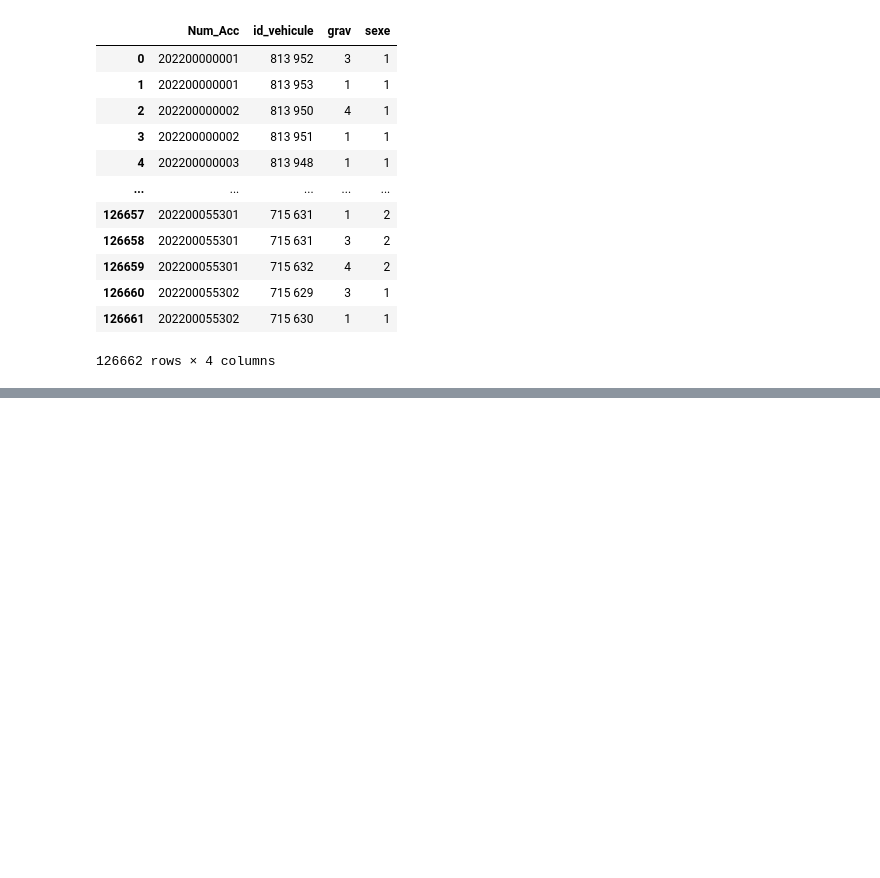
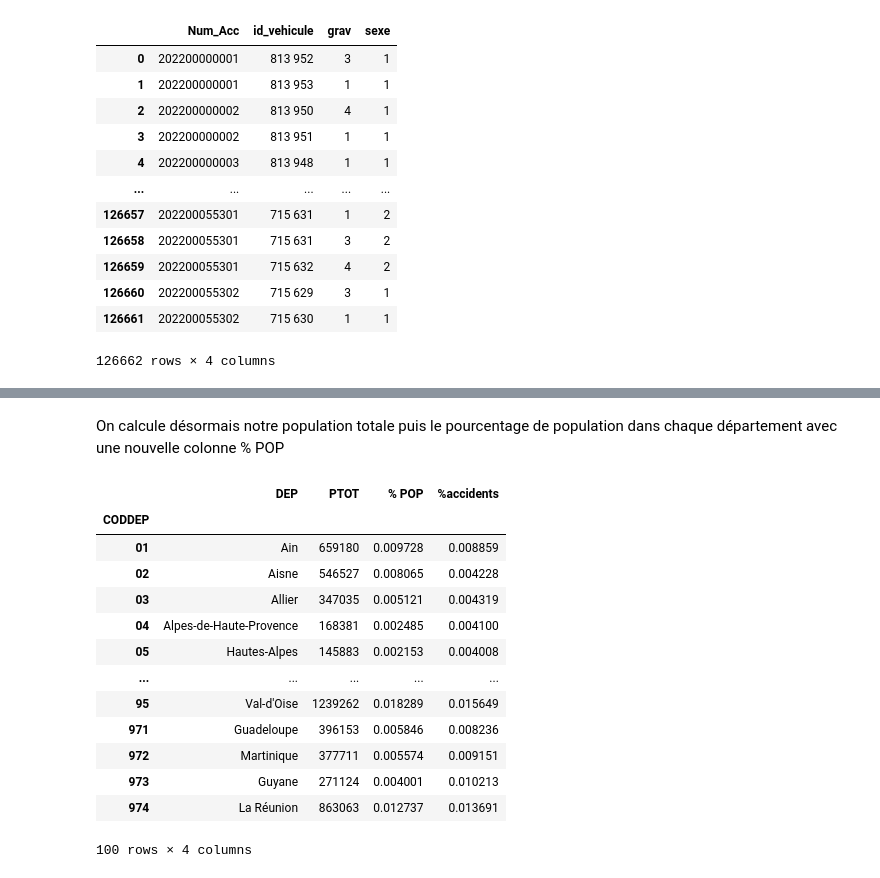
Before and after one commit to leclercrafael/Tp_info_accidents, a Jupyter notebook: notebook/Notebook carac.ipynb, the cells around one changed output, grey strips where cells are left out. Saved outputs shown, nothing was run; the diff lists cells and outputs as text; code cells hidden in the pictures; blank space fills up the shorter version.

```diff
--- a/notebook/Notebook carac.ipynb
+++ b/notebook/Notebook carac.ipynb
@@ -148,0 +195,22 @@ df_usager
+# %% [markdown]
+On calcule désormais notre population totale puis le pourcentage de population dans chaque département avec une nouvelle colonne % POP
+# %%
+pop_totale=df_dep['PTOT'].sum()
+
+df_dep['% POP']=df_dep['PTOT']/pop_totale
+df_dep
+# %% [output]
+|  | DEP | PTOT | % POP | %accidents |
+| CODDEP |  |  |  |  |
+| 01 | Ain | 659180 | 0.009728 | 0.008859 |
+| 02 | Aisne | 546527 | 0.008065 | 0.004228 |
+| 03 | Allier | 347035 | 0.005121 | 0.004319 |
+| 04 | Alpes-de-Haute-Provence | 168381 | 0.002485 | 0.004100 |
+| 05 | Hautes-Alpes | 145883 | 0.002153 | 0.004008 |
+| ... | ... | ... | ... | ... |
+| 95 | Val-d'Oise | 1239262 | 0.018289 | 0.015649 |
+| 971 | Guadeloupe | 396153 | 0.005846 | 0.008236 |
+| 972 | Martinique | 377711 | 0.005574 | 0.009151 |
+| 973 | Guyane | 271124 | 0.004001 | 0.010213 |
+| 974 | La Réunion | 863063 | 0.012737 | 0.013691 |
+100 rows × 4 columns
```
Also changed, not shown: parts of 13 cells of this notebook, 6 other files.
